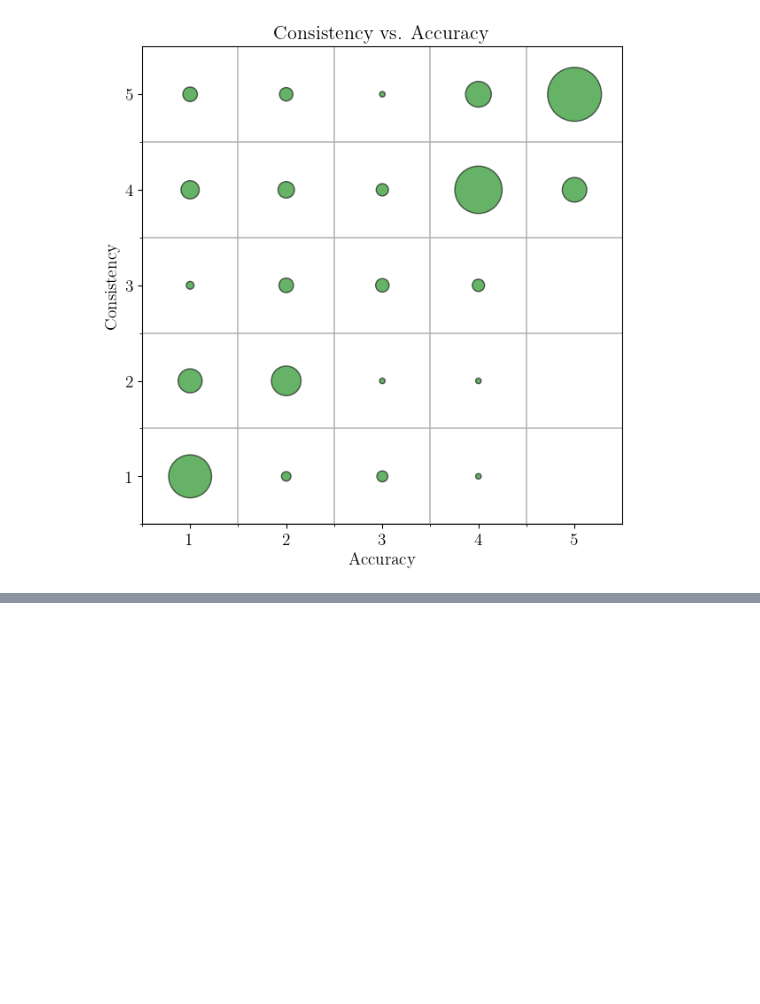
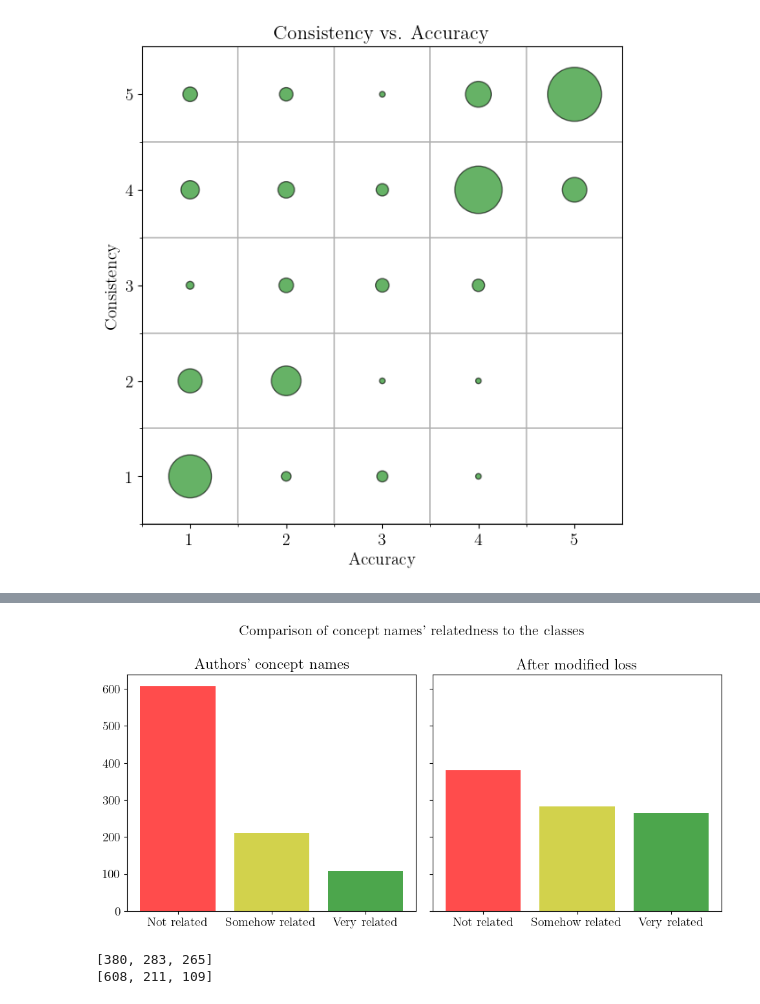
Before and after one commit to EduardoTerres/FACT, a Jupyter notebook: FACT_Reproducibility_DNCBM.ipynb, the cells around one changed output, grey strips where cells are left out. Cells and saved outputs as stored; diff of their text form; code cells hidden in the pictures; blank space fills up the shorter version.

```diff
--- a/FACT_Reproducibility_DNCBM.ipynb
+++ b/FACT_Reproducibility_DNCBM.ipynb
@@ -809,0 +852,10 @@ plt.show()
+# %%
+import pandas as pd
+import matplotlib.pyplot as plt
+import seaborn as sns
+
+# Load the survey data from Excel
+file_path = "content/Concept NamingFinal.xlsx"  # Change to your actual file path
+df = pd.read_excel(file_path)
+
+df.head(3)
@@ -809,0 +894,27 @@ plt.show()
+# %%
+import matplotlib.pyplot as plt
+
+values = [our_nr, our_sr, our_vr]  # Replace with your 3 integers
+labels = ['Not related', 'Somehow related', 'Very related']  # Labels for each value
+values_they = [their_nr,their_sr,their_vr]
+
+
+fig, axes = plt.subplots(1, 2, figsize=(10, 5), sharey=True)  # 1 row, 2 columns
+
+# Plot histograms
+axes[1].bar(labels, values, color=['r','y', 'g'], alpha = 0.7)
+axes[1].set_title("After modified loss")
+
+axes[0].bar(labels, values_they, color=['r','y', 'g'], alpha = 0.7)
+axes[0].set_title("Authors' concept names")
+
+# Show plot
+fig.suptitle('Comparison of concept names\' relatedness to the classes',fontsize=16)
+plt.tight_layout()
+plt.show()
+print(values)
+print(values_they)
+# %% [output]
+[figure, added]
+[380, 283, 265]
+[608, 211, 109]
```
Also changed, not shown: parts of 24 cells of this notebook, 1 other file.
